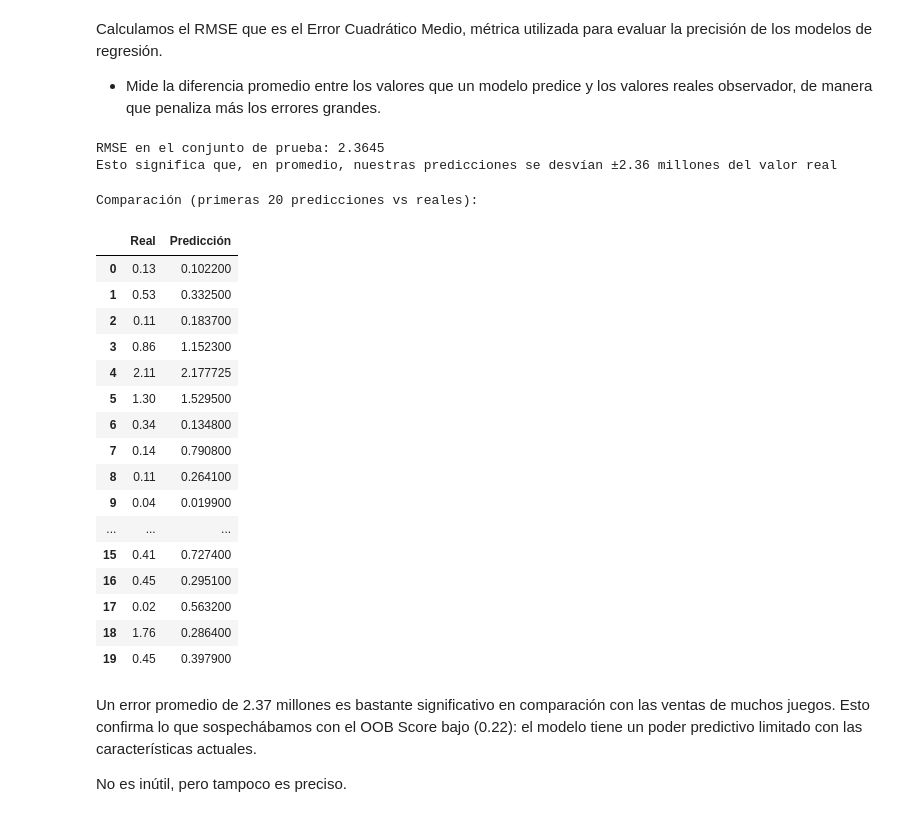
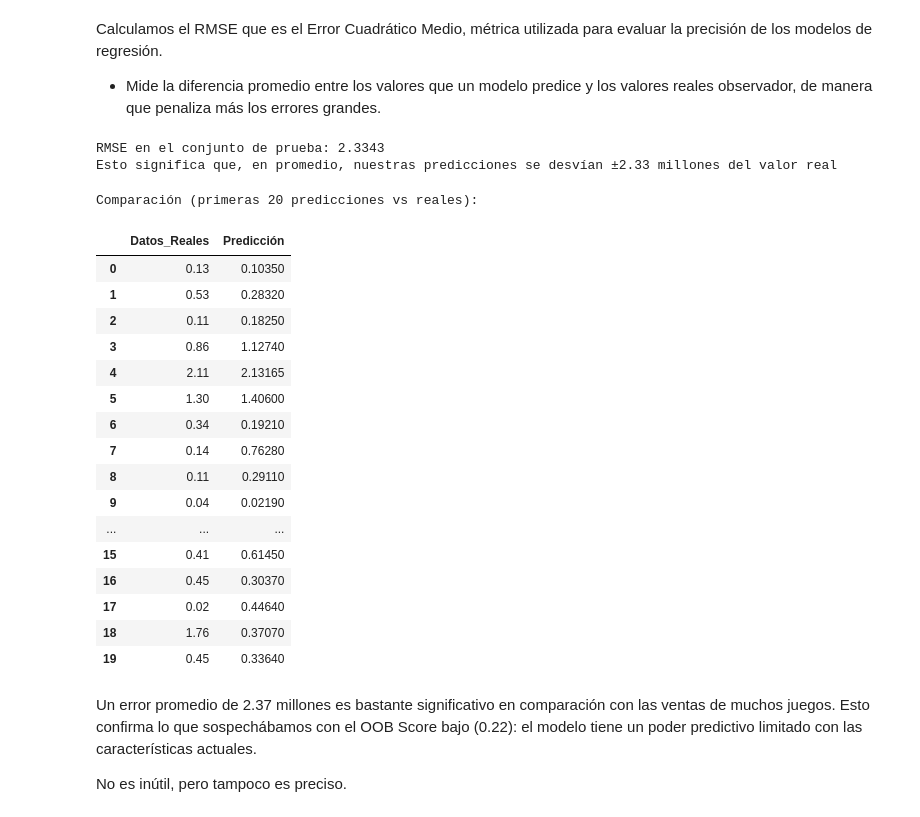
Before and after one commit to EdisonGonzalezA/seminario_complexivo_demo-games, a Jupyter notebook: script_prueba/machine_learning_parte#1.ipynb, the cells around one changed output. Saved outputs shown, nothing was run; the diff lists cells and outputs as text; code cells hidden in the pictures.

```diff
--- a/script_prueba/machine_learning_parte#1.ipynb
+++ b/script_prueba/machine_learning_parte#1.ipynb
@@ -265,7 +287,7 @@ Razones clave para utilizar `train_test_split`
 # %%
 # variables definidas para usar más adelante
 RANDOM_STATE = 50
-TEST_SIZE = 0.2
+TEST_SIZE = 0.25
 # %%
 # división datos en entrenamiento y prueba
 X_train, X_test, y_train, y_test = train_test_split(
@@ -355,32 +387,32 @@ rmse = root_mean_squared_error(y_test, predicciones)
 print(f"RMSE en el conjunto de prueba: {rmse:.4f}")
 print(f"Esto significa que, en promedio, nuestras predicciones se desvían ±{rmse:.2f} millones del valor real")
 # %% [output]
-RMSE en el conjunto de prueba: 2.3645
-Esto significa que, en promedio, nuestras predicciones se desvían ±2.36 millones del valor real
+RMSE en el conjunto de prueba: 2.3343
+Esto significa que, en promedio, nuestras predicciones se desvían ±2.33 millones del valor real
 # %%
 # comparar predicciones vs reales
-df_comparacion = pd.DataFrame({'Real': y_test, 'Predicción': predicciones}).reset_index(drop=True)
+df_comparacion = pd.DataFrame({'Datos_Reales': y_test, 'Predicción': predicciones}).reset_index(drop=True)
 print("Comparación (primeras 20 predicciones vs reales):")
 display(df_comparacion.head(20))
 # %% [output]
 Comparación (primeras 20 predicciones vs reales):
-|  | Real | Predicción |
-| 0 | 0.13 | 0.102200 |
-| 1 | 0.53 | 0.332500 |
-| 2 | 0.11 | 0.183700 |
-| 3 | 0.86 | 1.152300 |
-| 4 | 2.11 | 2.177725 |
-| 5 | 1.30 | 1.529500 |
-| 6 | 0.34 | 0.134800 |
-| 7 | 0.14 | 0.790800 |
-| 8 | 0.11 | 0.264100 |
-| 9 | 0.04 | 0.019900 |
+|  | Datos_Reales | Predicción |
+| 0 | 0.13 | 0.10350 |
+| 1 | 0.53 | 0.28320 |
+| 2 | 0.11 | 0.18250 |
+| 3 | 0.86 | 1.12740 |
+| 4 | 2.11 | 2.13165 |
+| 5 | 1.30 | 1.40600 |
+| 6 | 0.34 | 0.19210 |
+| 7 | 0.14 | 0.76280 |
+| 8 | 0.11 | 0.29110 |
+| 9 | 0.04 | 0.02190 |
 | ... | ... | ... |
-| 15 | 0.41 | 0.727400 |
-| 16 | 0.45 | 0.295100 |
-| 17 | 0.02 | 0.563200 |
-| 18 | 1.76 | 0.286400 |
-| 19 | 0.45 | 0.397900 |
+| 15 | 0.41 | 0.61450 |
+| 16 | 0.45 | 0.30370 |
+| 17 | 0.02 | 0.44640 |
+| 18 | 1.76 | 0.37070 |
+| 19 | 0.45 | 0.33640 |
 # %% [markdown]
 Un error promedio de 2.37 millones es bastante significativo en comparación con las ventas de muchos juegos. Esto confirma lo que sospechábamos con el OOB Score bajo (0.22): el modelo tiene un poder predictivo limitado con las características actuales.
 
```
Also changed, not shown: parts of 19 cells of this notebook, 11 other files.
